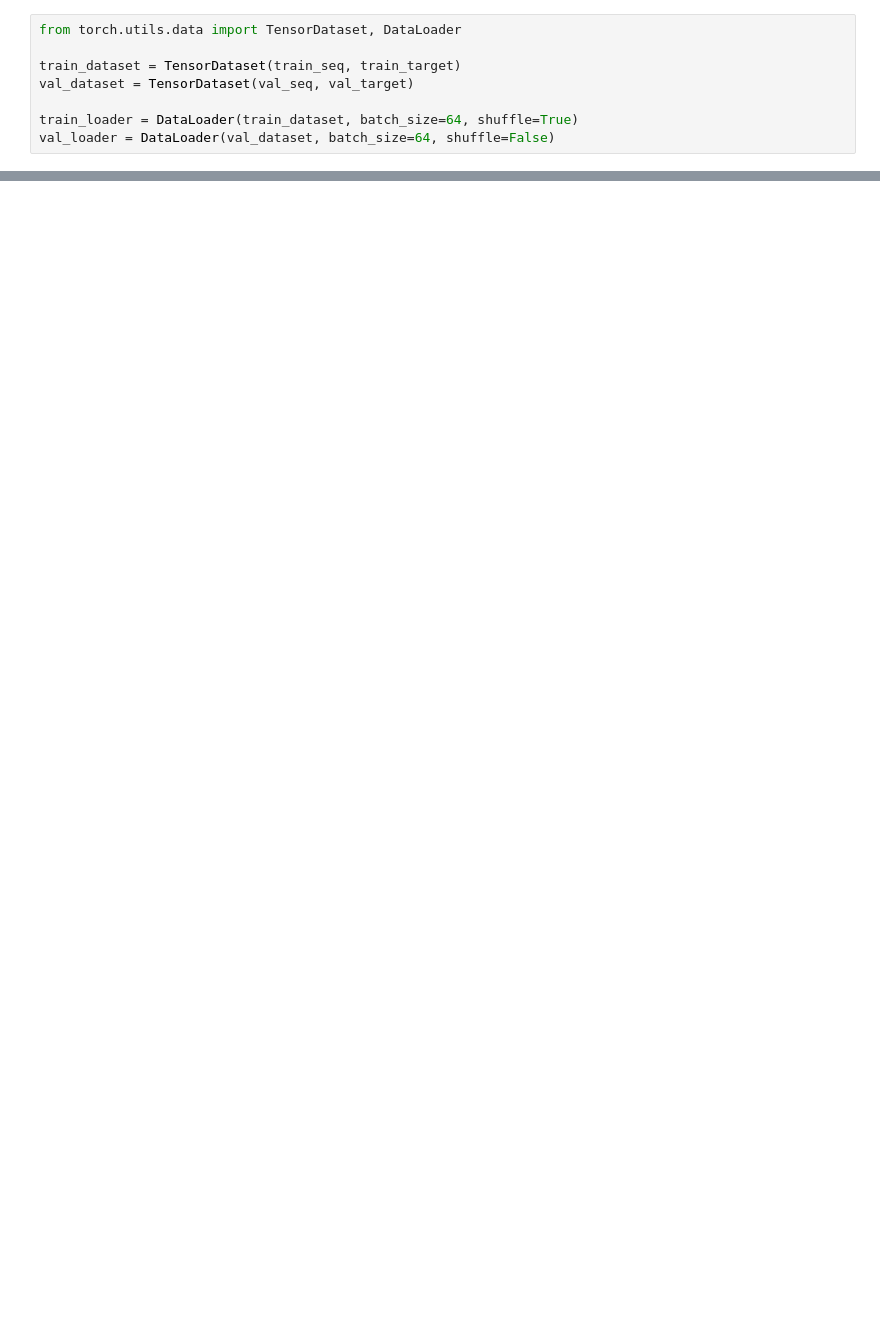
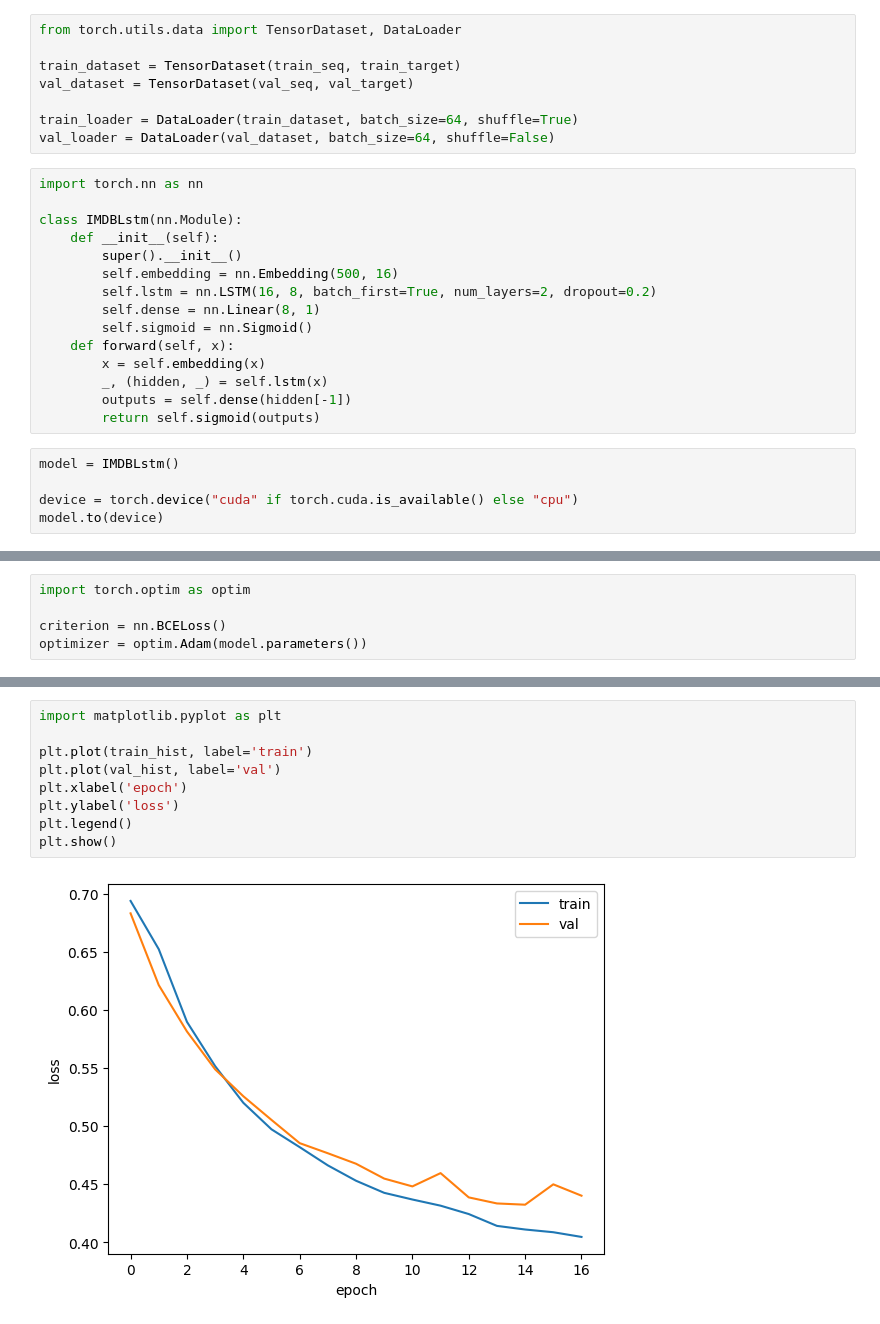
Before and after one commit to Park-Joyeong/hongong-machine-learning, a Jupyter notebook: 09_3_PyTorch_version.ipynb, the cells around one changed output, grey strips where cells are left out. Saved outputs shown, nothing was run; the diff lists cells and outputs as text; blank space fills up the shorter version.

```diff
--- a/09_3_PyTorch_version.ipynb
+++ b/09_3_PyTorch_version.ipynb
@@ -29,3 +31,23 @@ val_dataset = TensorDataset(val_seq, val_target)
 
 train_loader = DataLoader(train_dataset, batch_size=64, shuffle=True)
 val_loader = DataLoader(val_dataset, batch_size=64, shuffle=False)
+# %%
+import torch.nn as nn
+
+class IMDBLstm(nn.Module):
+    def __init__(self):
+        super().__init__()
+        self.embedding = nn.Embedding(500, 16)
+        self.lstm = nn.LSTM(16, 8, batch_first=True, num_layers=2, dropout=0.2)
+        self.dense = nn.Linear(8, 1)
+        self.sigmoid = nn.Sigmoid()
+    def forward(self, x):
+        x = self.embedding(x)
+        _, (hidden, _) = self.lstm(x)
+        outputs = self.dense(hidden[-1])
+        return self.sigmoid(outputs)
+# %%
+model = IMDBLstm()
+
+device = torch.device("cuda" if torch.cuda.is_available() else "cpu")
+model.to(device)
@@ -31,0 +61,5 @@ val_loader = DataLoader(val_dataset, batch_size=64, shuffle=False)
+# %%
+import torch.optim as optim
+
+criterion = nn.BCELoss()
+optimizer = optim.Adam(model.parameters())
@@ -31,0 +130,11 @@ val_loader = DataLoader(val_dataset, batch_size=64, shuffle=False)
+# %%
+import matplotlib.pyplot as plt
+
+plt.plot(train_hist, label='train')
+plt.plot(val_hist, label='val')
+plt.xlabel('epoch')
+plt.ylabel('loss')
+plt.legend()
+plt.show()
+# %% [output]
+[figure, added]
```
Also changed, not shown: parts of 6 cells of this notebook.
